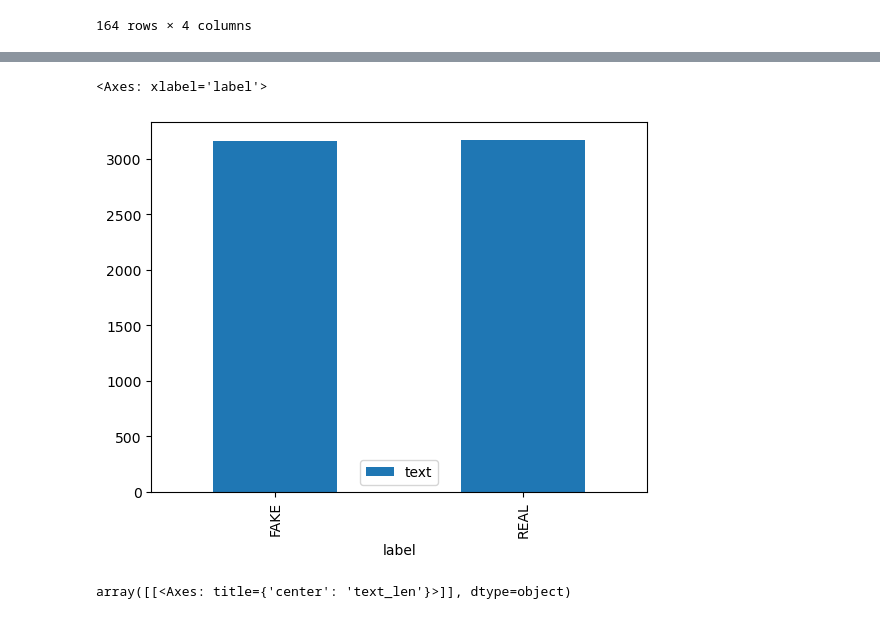
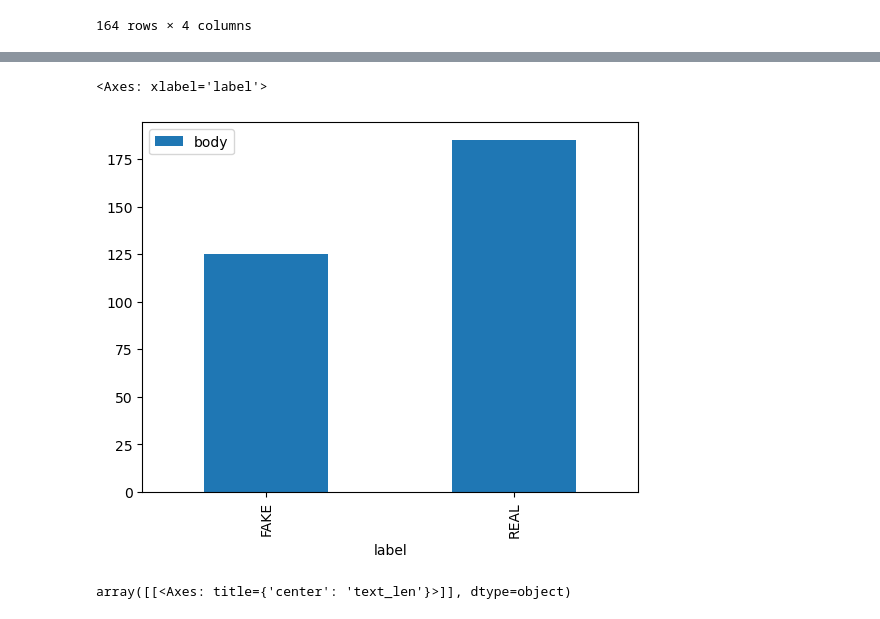
Before and after one commit to claudiosv/fake-news-detection, a Jupyter notebook: EDA.ipynb, the cells around one changed output, grey strips where cells are left out. Saved outputs shown, nothing was run; the diff lists cells and outputs as text; code cells hidden in the pictures.

```diff
--- a/EDA.ipynb
+++ b/EDA.ipynb
@@ -19,7 +19,7 @@ df
 | 163 | 163 | Rep. Maloney recalls 'eating Chef... | Republican candidate for NY-17 Ho... | https://www.foxnews.com/politics/... |
 164 rows × 4 columns
 # %%
-df = pd.read_csv("news.csv")
+df = pd.read_csv("df_both.csv")
 # %%
 df
 # %% [output]
@@ -39,13 +39,13 @@ df
 # %%
-df['text_len'] = df['text'].apply(len)
-df['title_len'] = df['title'].apply(len)
-df['text_word_len'] = df['text'].apply(lambda x: len(x.split(' ')))
-df['title_word_len'] = df['title'].apply(lambda x: len(x.split(' ')))
+#df['text_len'] = df['body'].apply(len)
+#df['title_len'] = df['title'].apply(len)
+df['text_word_len'] = df['body'].apply(lambda x: len(x.split(' ')))
+#df['title_word_len'] = df['title'].apply(lambda x: len(x.split(' ')))
 # %%
-df.groupby('label').count().reset_index().plot.bar(y='text', x='label')
+df.groupby('label').count().reset_index().plot.bar(y='body', x='label')
 # %% [output]
 <Axes: xlabel='label'>
-[figure, old version]
+[figure, new version]
 # %%
 df.hist(column='text_len', bins=range(0, 20000, 500))
 # %% [output]
```
Also changed, not shown: parts of 9 cells of this notebook, 8 other files.
